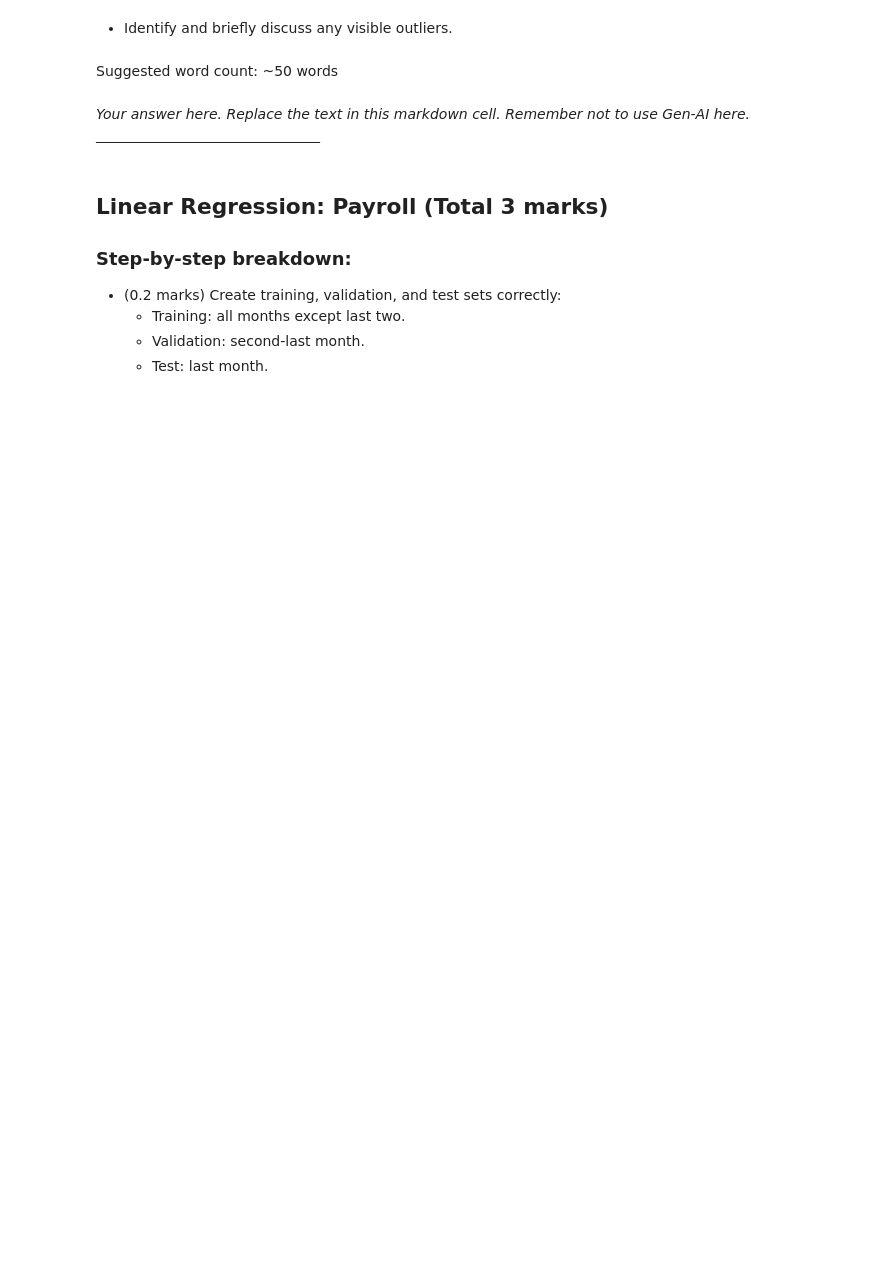
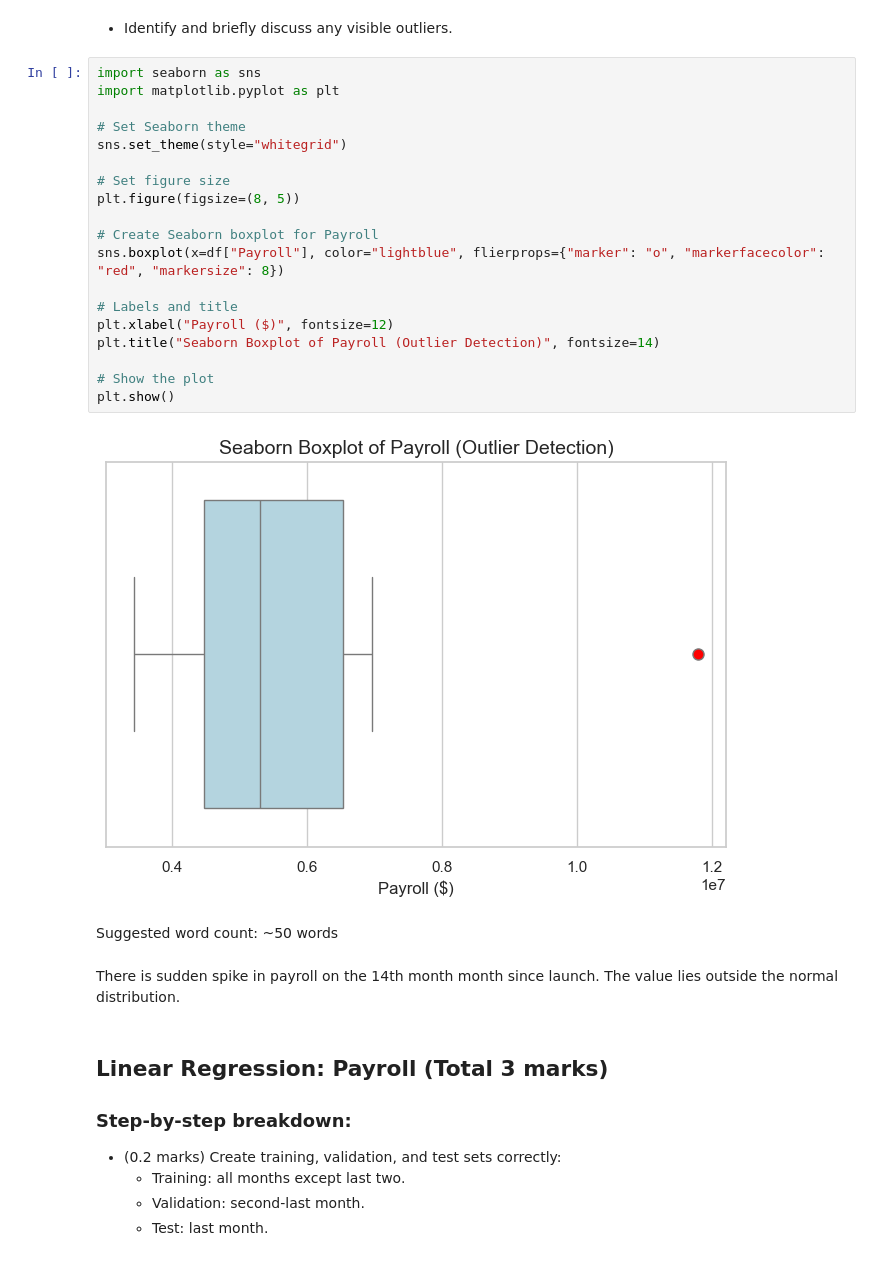
Before and after one commit to ErDipeshPaudel/Financial_Forecasting_Model_VentureGrowth_Predictor, a Jupyter notebook: assignment1.ipynb, the cells around one changed output. Saved outputs shown, nothing was run; the diff lists cells and outputs as text; blank space fills up the shorter version.

```diff
--- a/assignment1.ipynb
+++ b/assignment1.ipynb
@@ -159,12 +241,33 @@ Suggested word count: ~100 words
 
 
 - Identify and briefly discuss any visible outliers.
+# %%
+import seaborn as sns
+import matplotlib.pyplot as plt
+
+# Set Seaborn theme
+sns.set_theme(style="whitegrid")
+
+# Set figure size
+plt.figure(figsize=(8, 5))
+
+# Create Seaborn boxplot for Payroll
+sns.boxplot(x=df["Payroll"], color="lightblue", flierprops={"marker": "o", "markerfacecolor": "red", "markersize": 8})
+
+# Labels and title
+plt.xlabel("Payroll ($)", fontsize=12)
+plt.title("Seaborn Boxplot of Payroll (Outlier Detection)", fontsize=14)
+
+# Show the plot
+plt.show()
+# %% [output]
+[figure, added]
 # %% [markdown]
 
 
 Suggested word count: ~50 words
 # %% [markdown]
-*Your answer here. Replace the text in this markdown cell. Remember not to use Gen-AI here.* ________________________________
+There is sudden spike in payroll on the 14th month month since launch. The value lies outside the normal distribution.
 # %% [markdown]
 
 
```
Also changed, not shown: parts of 42 cells of this notebook.
